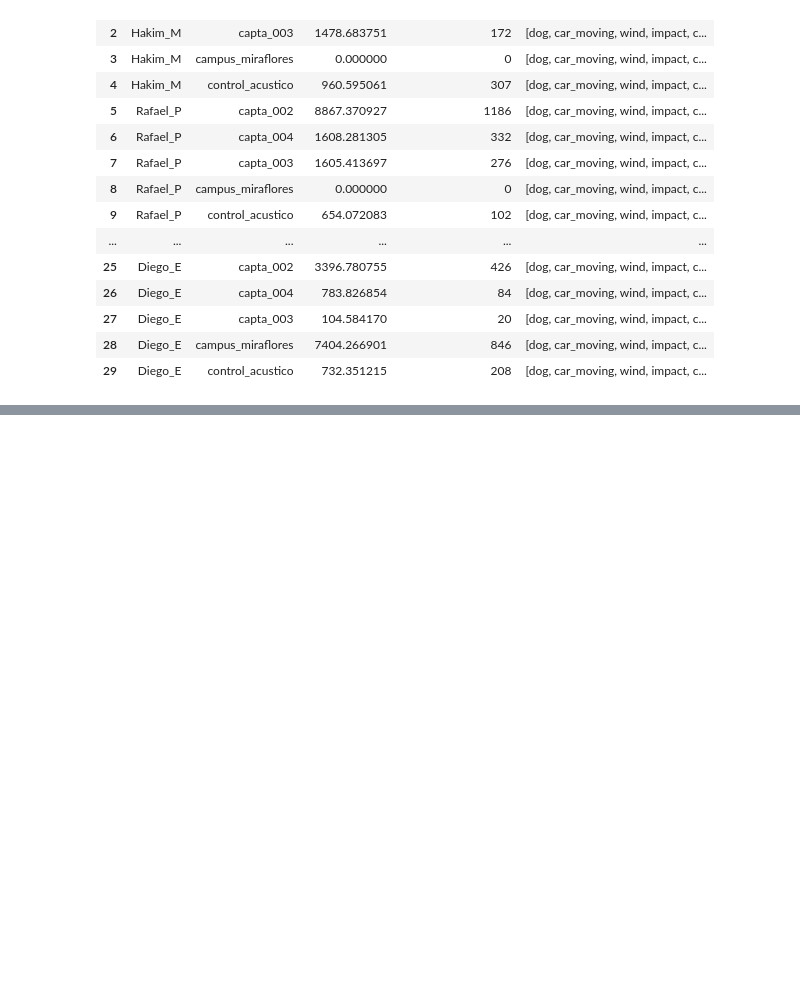
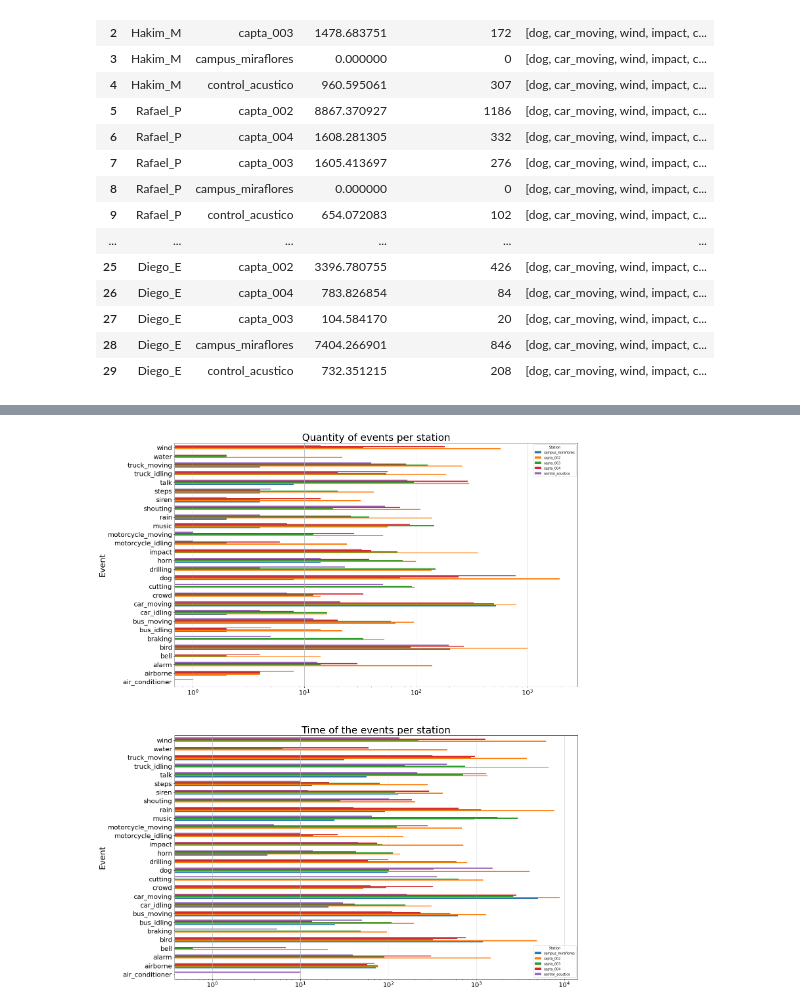
Before and after one commit to JoaquinRMorales/AuMiLAB, a Jupyter notebook: FUSA/Labellers.ipynb, the cells around one changed output, grey strips where cells are left out. Cells and saved outputs as stored; diff of their text form; code cells hidden in the pictures; blank space fills up the shorter version.

```diff
--- a/FUSA/Labellers.ipynb
+++ b/FUSA/Labellers.ipynb
@@ -352,0 +416,22 @@ df.pivot_table(index = "Event", columns = "Station", values = "Acumulated event
+# %%
+df = events_compressed_df(labellers)
+
+fig, axes = plt.subplots(nrows = 2, ncols = 1, figsize = (22, 30))
+
+plt.setp(axes[0].get_xticklabels(), fontsize=20)
+plt.setp(axes[0].get_yticklabels(), fontsize=20)
+axes[0].set_title("Quantity of events per station", fontdict={"fontsize": 30, "fontweight": "medium"})
+axes[0].set_ylabel("", fontsize=25)
+
+
+plt.setp(axes[1].get_xticklabels(), fontsize=20)
+plt.setp(axes[1].get_yticklabels(), fontsize=20)
+axes[1].set_title("Time of the events per station", fontdict={"fontsize": 30, "fontweight": "medium"})
+axes[1].set_ylabel("", fontsize=25)
+
+
+
+df.pivot_table(index = "Event", columns = "Station", values = "Event counter").plot.barh(ax = axes[0], logx=True, width=0.6).grid("on", axis ="x")
+df.pivot_table(index = "Event", columns = "Station", values = "Acumulated event time").plot.barh(ax = axes[1], logx=True, width=0.6).grid("on", axis ="x")
+# %% [output]
+[figure, added]
```
Also changed, not shown: parts of 17 cells of this notebook.
